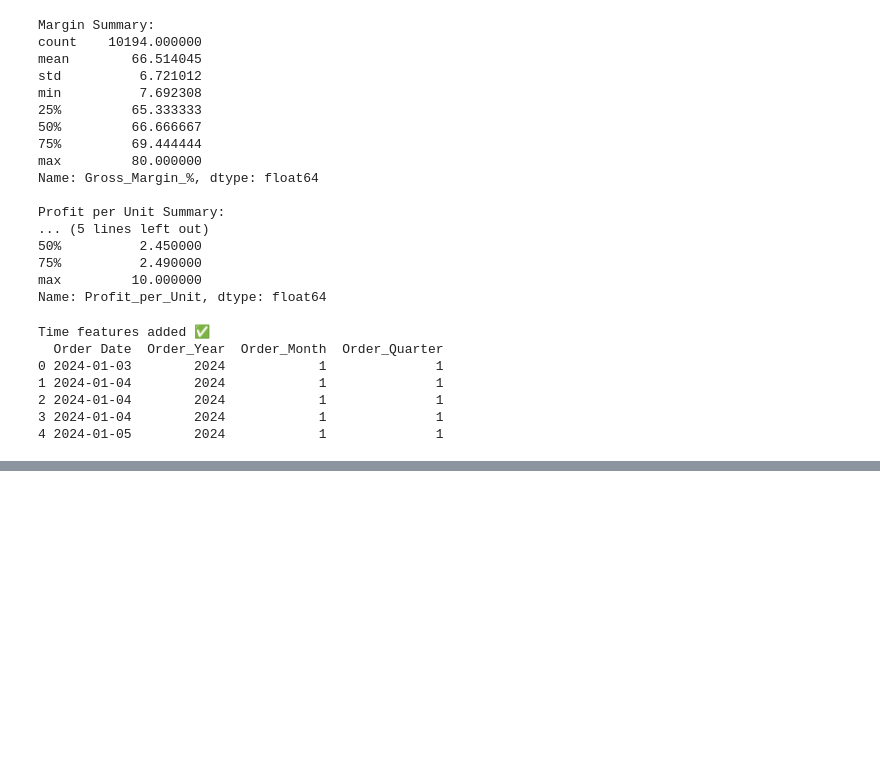
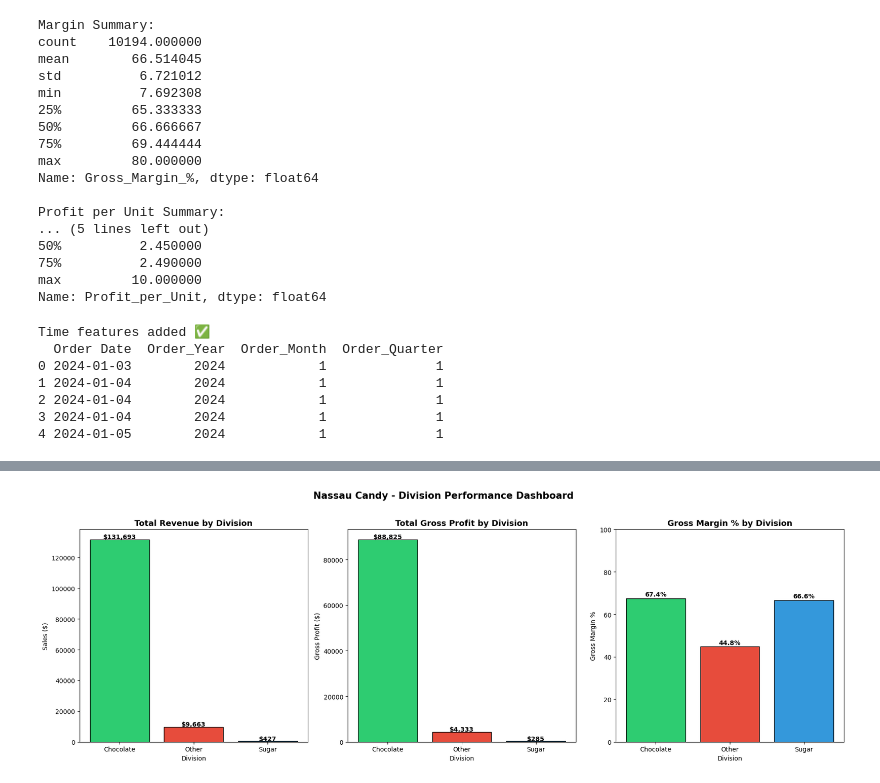
Before and after one commit to kshitij472/Massua-Candy-Distributor, a Jupyter notebook: notebooks/eda_analysis.ipynb, the cells around one changed output, grey strips where cells are left out. Drawn from its saved outputs; the diff is of its cells as text; code cells hidden in the pictures; blank space fills up the shorter version.

```diff
--- a/notebooks/eda_analysis.ipynb
+++ b/notebooks/eda_analysis.ipynb
@@ -150,0 +354,17 @@ Time features added ✅
+# %%
+# Division Level Analysis
+division_summary = df.groupby("Division", as_index=False).agg({
+    "Sales"       : "sum",
+    "Units"       : "sum",
+    "Gross Profit": "sum",
+    "Cost"        : "sum"
+})
+
+division_summary["Gross_Margin_%"] = (division_summary["Gross Profit"] / division_summary["Sales"]) * 100
+division_summary["Profit_Contribution_%"] = (division_summary["Gross Profit"] / division_summary["Gross Profit"].sum()) * 100
+division_summary["Revenue_Contribution_%"] = (division_summary["Sales"] / division_summary["Sales"].sum()) * 100
+
+division_summary = division_summary.sort_values(by="Gross Profit", ascending=False)
+
+print("Division Summary:")
+display(division_summary)
@@ -150,0 +381,70 @@ Time features added ✅
+# %%
+import matplotlib.pyplot as plt
+import numpy as np
+
+fig, axes = plt.subplots(1, 3, figsize=(18, 6))
+
+divisions = division_summary["Division"]
+colors = ["#2ecc71", "#e74c3c", "#3498db"]
+
+# Chart 1: Revenue by Division
+axes[0].bar(divisions, division_summary["Sales"], color=colors, edgecolor="black")
+axes[0].set_title("Total Revenue by Division", fontsize=13, fontweight="bold")
+axes[0].set_xlabel("Division")
+axes[0].set_ylabel("Sales ($)")
+for i, v in enumerate(division_summary["Sales"]):
+    axes[0].text(i, v + 500, f"${v:,.0f}", ha="center", fontweight="bold")
+
+# Chart 2: Gross Profit by Division
+axes[1].bar(divisions, division_summary["Gross Profit"], color=colors, edgecolor="black")
+axes[1].set_title("Total Gross Profit by Division", fontsize=13, fontweight="bold")
+axes[1].set_xlabel("Division")
+axes[1].set_ylabel("Gross Profit ($)")
+for i, v in enumerate(division_summary["Gross Profit"]):
+    axes[1].text(i, v + 300, f"${v:,.0f}", ha="center", fontweight="bold")
+
+# Chart 3: Gross Margin % by Division
+axes[2].bar(divisions, division_summary["Gross_Margin_%"], color=colors, edgecolor="black")
+axes[2].set_title("Gross Margin % by Division", fontsize=13, fontweight="bold")
+axes[2].set_xlabel("Division")
+axes[2].set_ylabel("Gross Margin %")
+axes[2].set_ylim(0, 100)
+for i, v in enumerate(division_summary["Gross_Margin_%"]):
+    axes[2].text(i, v + 1, f"{v:.1f}%", ha="center", fontweight="bold")
+
+plt.suptitle("Nassau Candy - Division Performance Dashboard",
+             fontsize=15, fontweight="bold", y=1.02)
+plt.tight_layout()
+plt.show()
+
+# Pie Charts
+fig2, axes2 = plt.subplots(1, 2, figsize=(14, 6))
+
+# Revenue Pie
+axes2[0].pie(
+    division_summary["Revenue_Contribution_%"],
+    labels=divisions,
+    autopct="%1.1f%%",
+    colors=colors,
+    startangle=90,
+    explode=[0.05, 0.05, 0.05]
+)
+axes2[0].set_title("Revenue Contribution by Division", fontsize=13, fontweight="bold")
+
+# Profit Pie
+axes2[1].pie(
+    division_summary["Profit_Contribution_%"],
+    labels=divisions,
+    autopct="%1.1f%%",
+    colors=colors,
+    startangle=90,
+    explode=[0.05, 0.05, 0.05]
+)
+axes2[1].set_title("Profit Contribution by Division", fontsize=13, fontweight="bold")
+
+plt.suptitle("Nassau Candy - Division Contribution Analysis",
+             fontsize=15, fontweight="bold")
+plt.tight_layout()
+plt.show()
+# %% [output]
+[figure, added]
```
Also changed, not shown: parts of 11 cells of this notebook.
